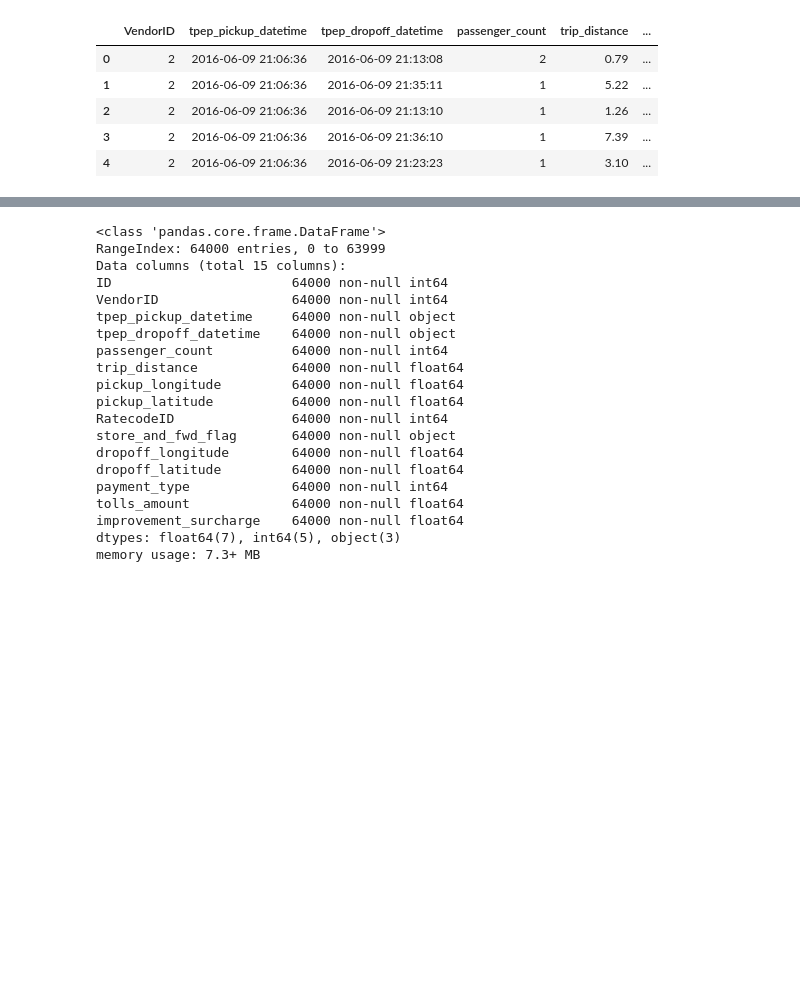
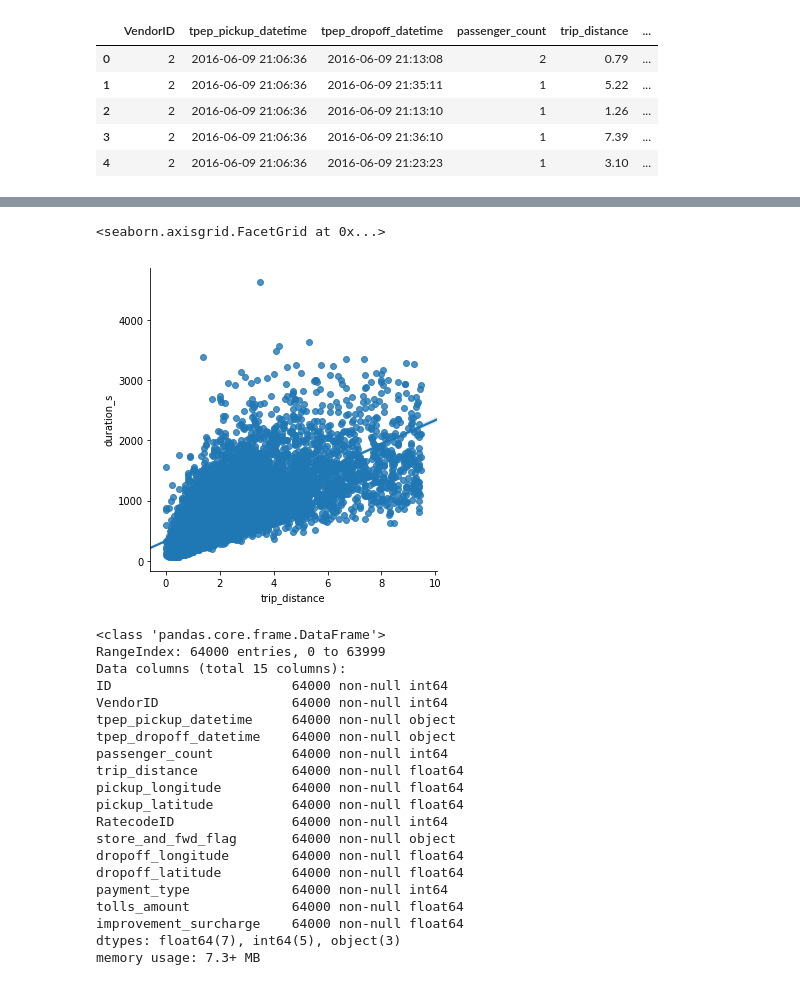
Before and after one commit to Sitorias/TaxiPrediction, a Jupyter notebook: Task2.ipynb, the cells around one changed output, grey strips where cells are left out. Cells and saved outputs as stored; diff of their text form; code cells hidden in the pictures; blank space fills up the shorter version.

```diff
--- a/Task2.ipynb
+++ b/Task2.ipynb
@@ -170,3 +208,10 @@ df.head()
+# %%
+df["duration_s"] = df.duration.astype('timedelta64[s]')
+# %%
+sns.lmplot(x="trip_distance", y="duration_s", data=df.sample(10000))
+# %% [output]
+<seaborn.axisgrid.FacetGrid at 0x...>
+[figure, added]
 # %%
 test = pd.read_csv("test.csv")
 # %%
```
Also changed, not shown: parts of 5 cells of this notebook.
